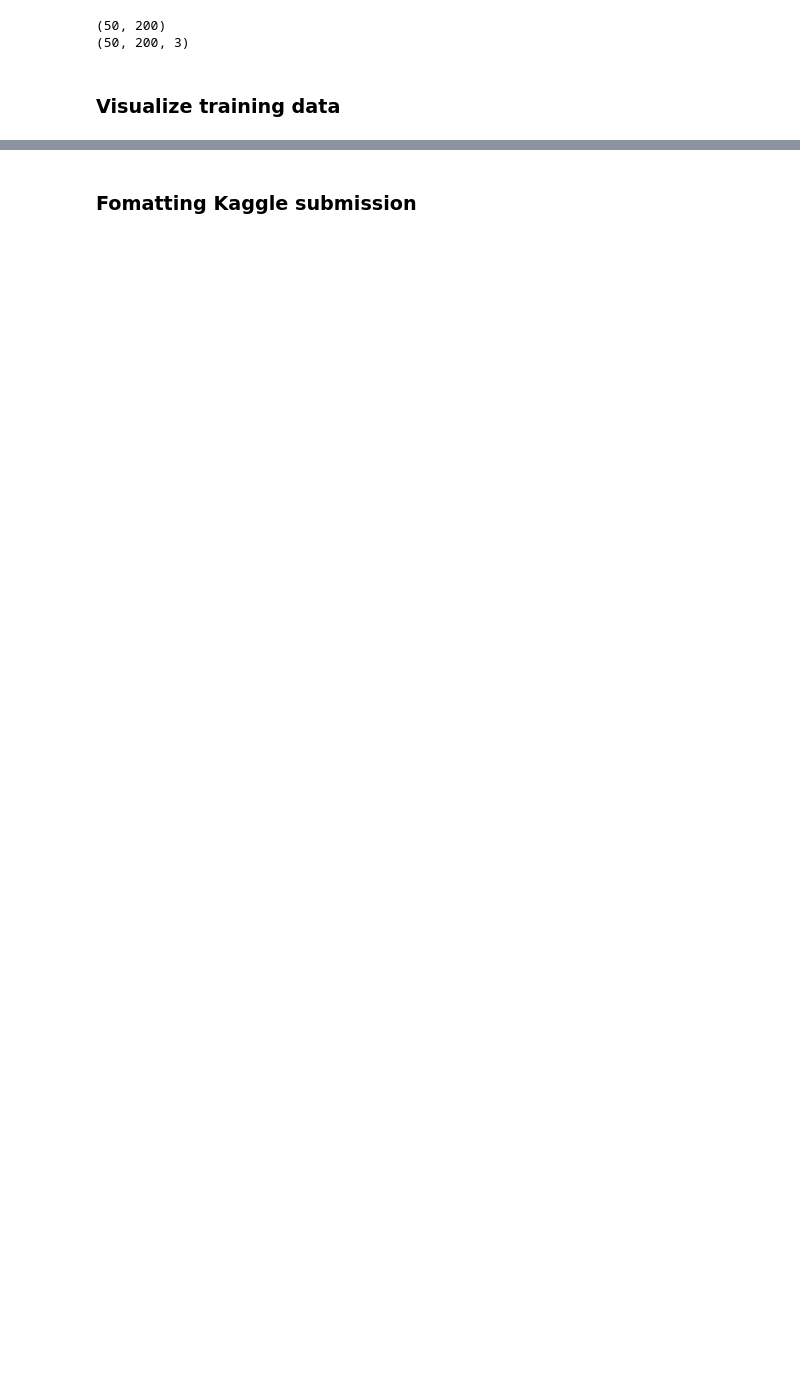
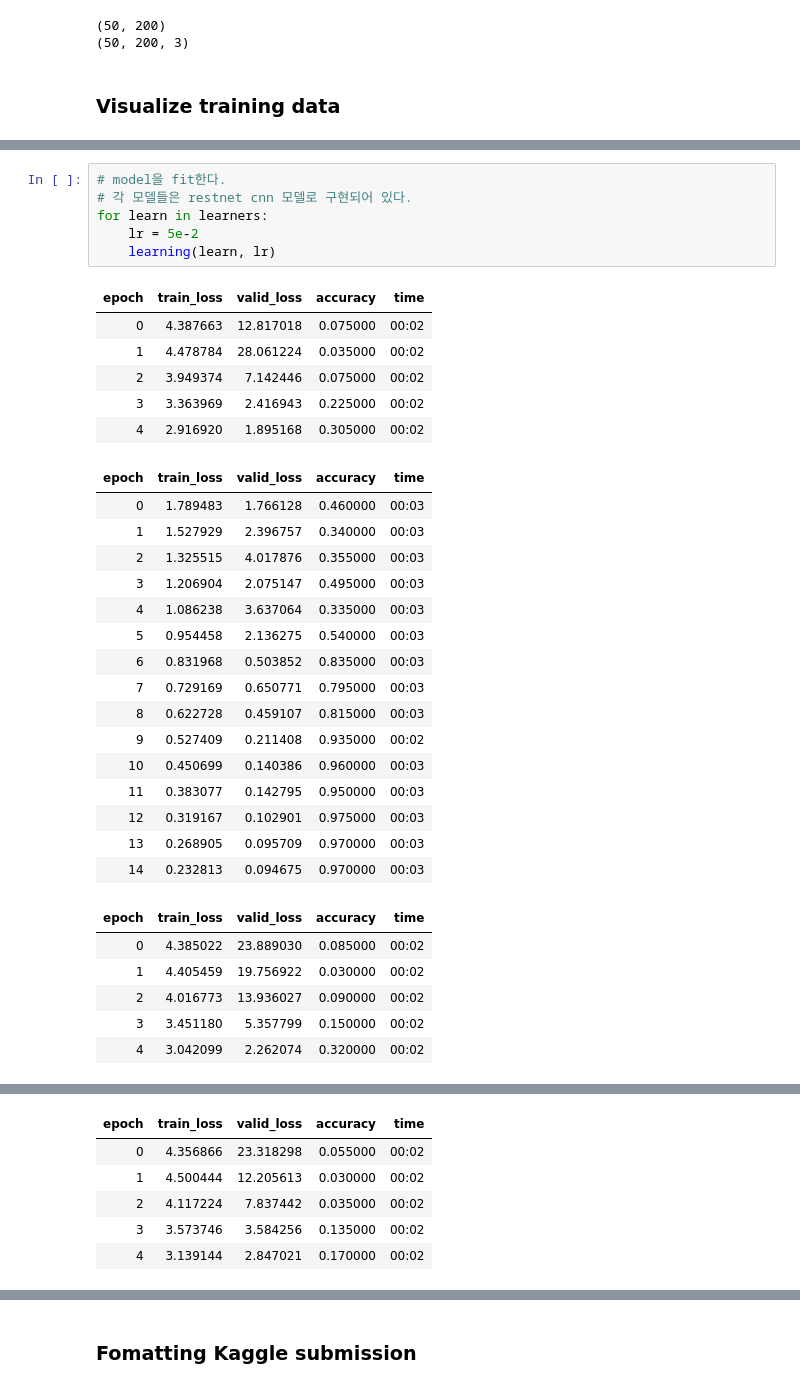
Before and after one commit to rhdtka21/Intro-To-AI, a Jupyter notebook: final_project_seokjungwoo.ipynb, the cells around one changed output, grey strips where cells are left out. Drawn from its saved outputs; the diff is of its cells as text; blank space fills up the shorter version.

```diff
--- a/final_project_seokjungwoo.ipynb
+++ b/final_project_seokjungwoo.ipynb
@@ -248,0 +190,35 @@ Data Batch
+# %%
+# model을 fit한다.
+# 각 모델들은 restnet cnn 모델로 구현되어 있다.
+for learn in learners:
+    lr = 5e-2
+    learning(learn, lr)
+# %% [output]
+| epoch | train_loss | valid_loss | accuracy | time |
+| 0 | 4.387663 | 12.817018 | 0.075000 | 00:02 |
+| 1 | 4.478784 | 28.061224 | 0.035000 | 00:02 |
+| 2 | 3.949374 | 7.142446 | 0.075000 | 00:02 |
+| 3 | 3.363969 | 2.416943 | 0.225000 | 00:02 |
+| 4 | 2.916920 | 1.895168 | 0.305000 | 00:02 |
+| epoch | train_loss | valid_loss | accuracy | time |
+| 0 | 1.789483 | 1.766128 | 0.460000 | 00:03 |
+| 1 | 1.527929 | 2.396757 | 0.340000 | 00:03 |
+| 2 | 1.325515 | 4.017876 | 0.355000 | 00:03 |
+| 3 | 1.206904 | 2.075147 | 0.495000 | 00:03 |
+| 4 | 1.086238 | 3.637064 | 0.335000 | 00:03 |
+| 5 | 0.954458 | 2.136275 | 0.540000 | 00:03 |
+| 6 | 0.831968 | 0.503852 | 0.835000 | 00:03 |
+| 7 | 0.729169 | 0.650771 | 0.795000 | 00:03 |
+| 8 | 0.622728 | 0.459107 | 0.815000 | 00:03 |
+| 9 | 0.527409 | 0.211408 | 0.935000 | 00:02 |
+| 10 | 0.450699 | 0.140386 | 0.960000 | 00:03 |
+| 11 | 0.383077 | 0.142795 | 0.950000 | 00:03 |
+| 12 | 0.319167 | 0.102901 | 0.975000 | 00:03 |
+| 13 | 0.268905 | 0.095709 | 0.970000 | 00:03 |
+| 14 | 0.232813 | 0.094675 | 0.970000 | 00:03 |
+| epoch | train_loss | valid_loss | accuracy | time |
+| 0 | 4.385022 | 23.889030 | 0.085000 | 00:02 |
+| 1 | 4.405459 | 19.756922 | 0.030000 | 00:02 |
+| 2 | 4.016773 | 13.936027 | 0.090000 | 00:02 |
+| 3 | 3.451180 | 5.357799 | 0.150000 | 00:02 |
+| 4 | 3.042099 | 2.262074 | 0.320000 | 00:02 |
@@ -248,0 +241,6 @@ Data Batch
+| epoch | train_loss | valid_loss | accuracy | time |
+| 0 | 4.356866 | 23.318298 | 0.055000 | 00:02 |
+| 1 | 4.500444 | 12.205613 | 0.030000 | 00:02 |
+| 2 | 4.117224 | 7.837442 | 0.035000 | 00:02 |
+| 3 | 3.573746 | 3.584256 | 0.135000 | 00:02 |
+| 4 | 3.139144 | 2.847021 | 0.170000 | 00:02 |
```
Also changed, not shown: parts of 21 cells of this notebook.
